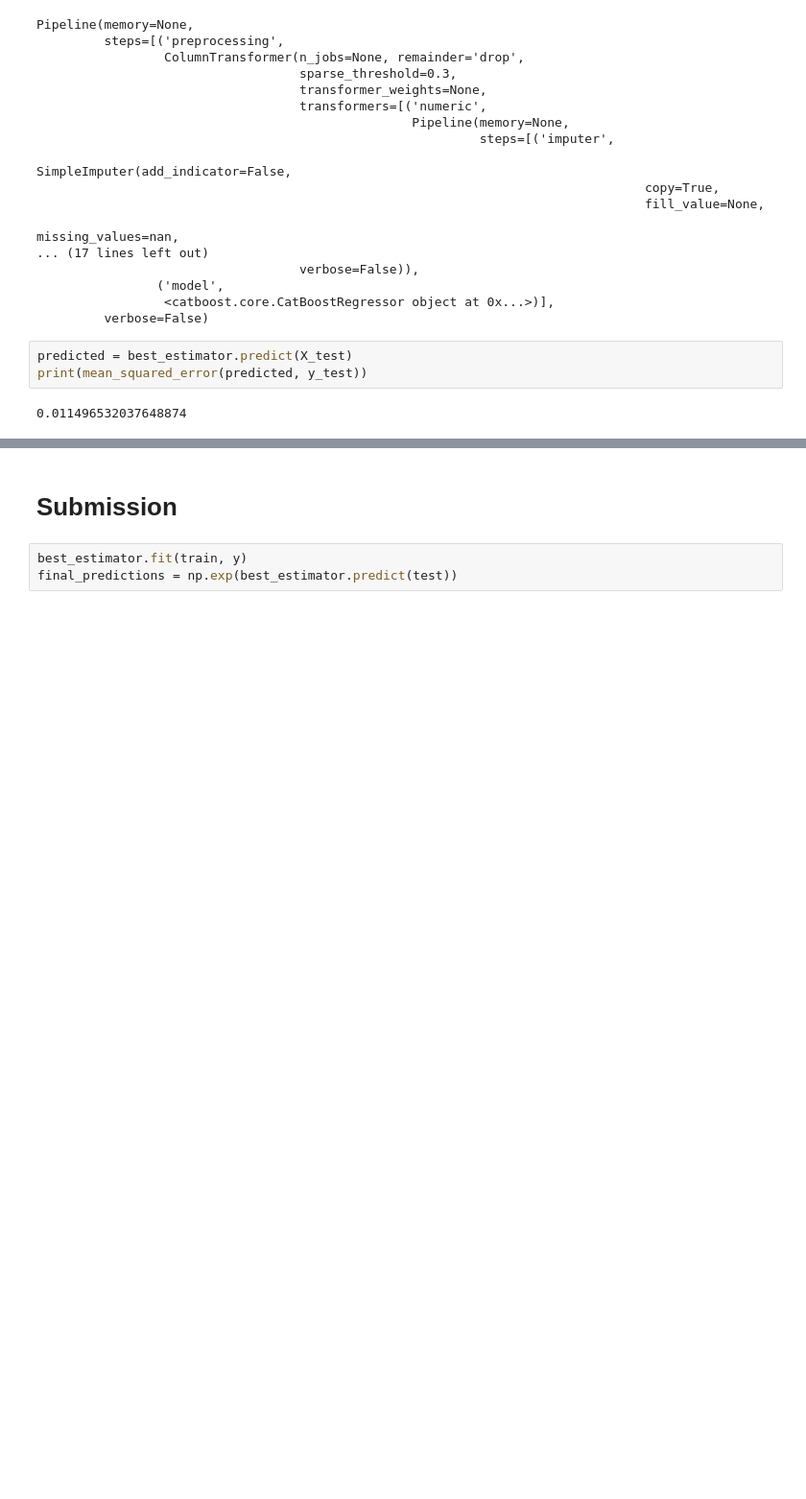
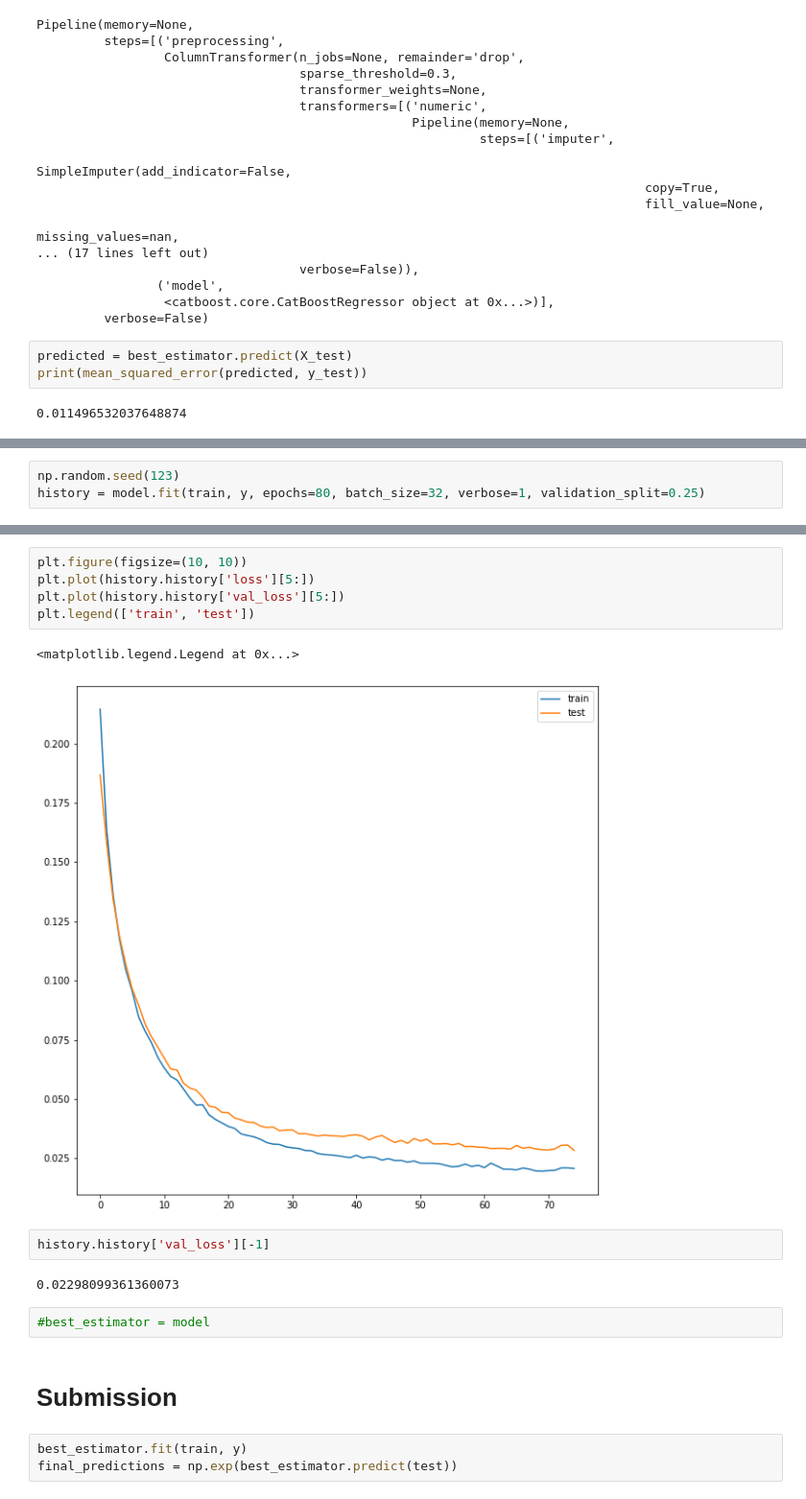
Before and after one commit to PashaIanko/Kaggle.HousePrices, a Jupyter notebook: House_Prices.ipynb, the cells around one changed output, grey strips where cells are left out. Shown: that part at 96% size. Saved outputs shown, nothing was run; the diff lists cells and outputs as text; blank space fills up the shorter version.

```diff
--- a/House_Prices.ipynb
+++ b/House_Prices.ipynb
@@ -962,0 +992,3 @@ print(mean_squared_error(predicted, y_test))
+# %%
+np.random.seed(123)
+history = model.fit(train, y, epochs=80, batch_size=32, verbose=1, validation_split=0.25)
@@ -963,3 +1013,17 @@ print(mean_squared_error(predicted, y_test))
+# %%
+plt.figure(figsize=(10, 10))
+plt.plot(history.history['loss'][5:])
+plt.plot(history.history['val_loss'][5:])
+plt.legend(['train', 'test'])
+# %% [output]
+<matplotlib.legend.Legend at 0x...>
+[figure, added]
+# %%
+history.history['val_loss'][-1]
+# %% [output]
+0.02298099361360073
+# %%
+#best_estimator = model
 # %% [markdown]
 # **Submission**
 # %%
```
Also changed, not shown: parts of 15 cells of this notebook.
